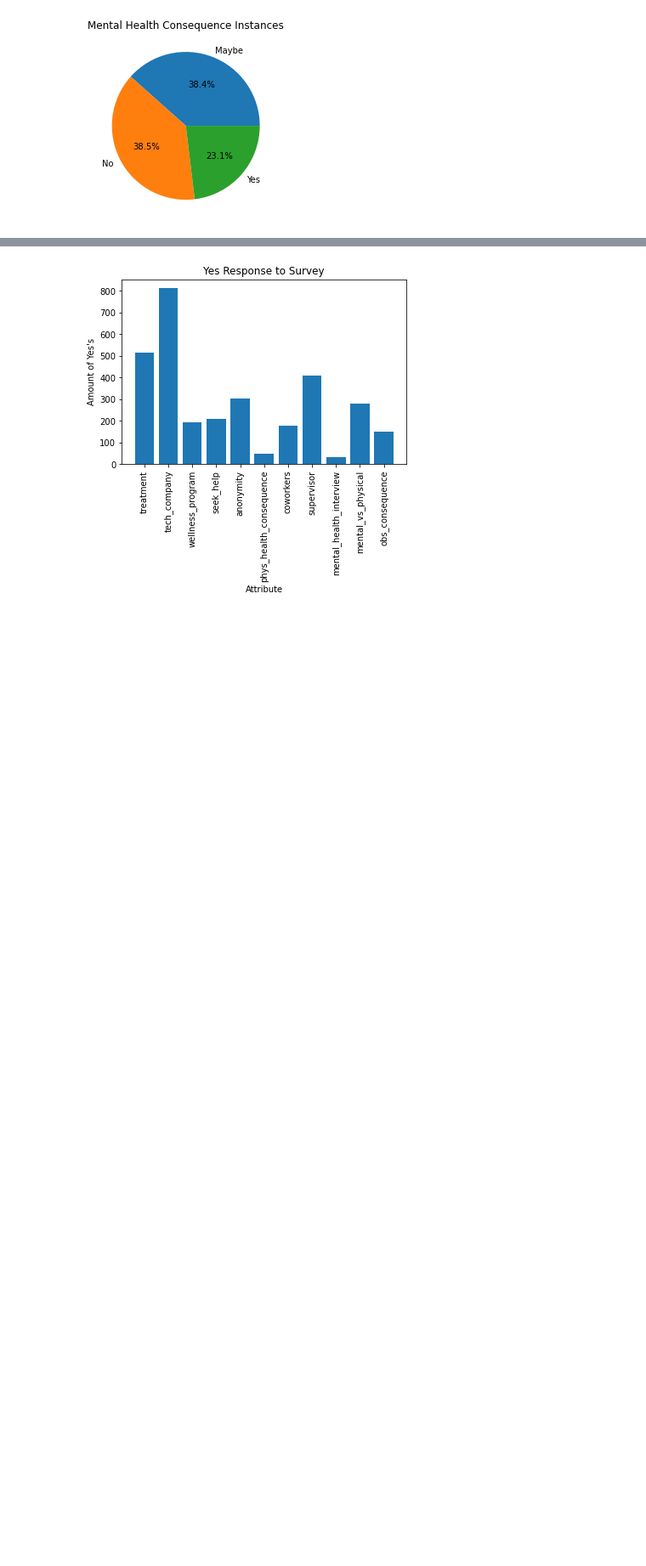
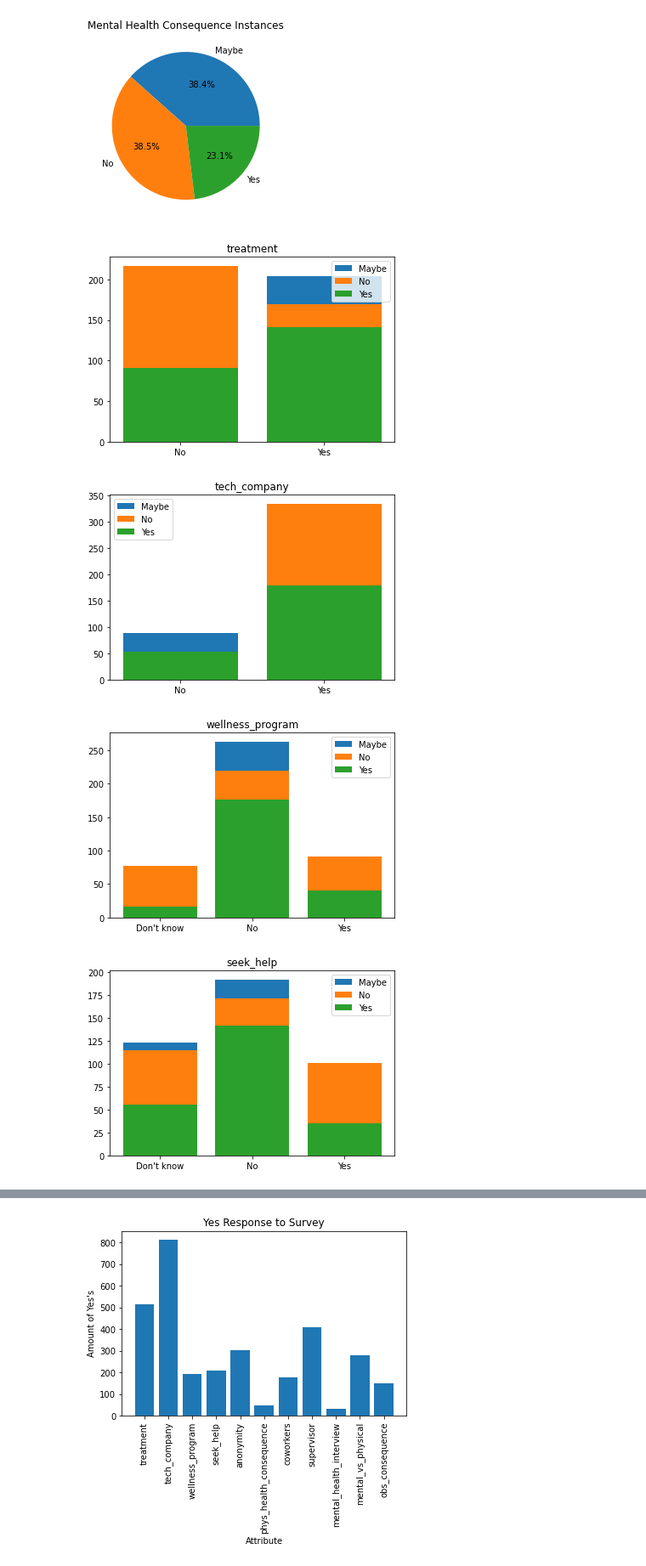
Before and after one commit to jackieaiko/CPSC322FinalProject, a Jupyter notebook: TechincalReport.ipynb, the cells around one changed output, grey strips where cells are left out. Shown: that part at 85% size. Saved outputs shown, nothing was run; the diff lists cells and outputs as text; code cells hidden in the pictures; blank space fills up the shorter version.

Commit message:
visualizations and outputfile

```diff
--- a/TechincalReport.ipynb
+++ b/TechincalReport.ipynb
@@ -197,3 +208,23 @@ mc_sums = [len(mental_consequence__subtables[0]), len(mental_consequence__subtab
 myutils.pie_chart(mental_consequence_names, mc_sums, "Mental Health Consequence Instances")
 # %% [output]
 [figure]
+# %%
+import matplotlib.pyplot as plt
+
+for attribute in survey_table.column_names:
+    store_total = []
+    i = 0.2
+    for class_att in mental_consequence__subtables:
+        i += 0.2
+        attribute_names, attribute__subtables = myutils.group_by(class_att, survey_table.column_names, attribute)
+        sum_tables = [len(att) for att in attribute__subtables]
+        plt.bar(attribute_names, sum_tables, label=mental_consequence_names[mental_consequence__subtables.index(class_att)])
+
+    plt.title(attribute)
+    plt.legend()
+    plt.show()
+# %% [output]
+[figure, added]
+[figure, added]
+[figure, added]
+[figure, added]
```
Also changed, not shown: parts of 5 cells of this notebook, 1 other file.
